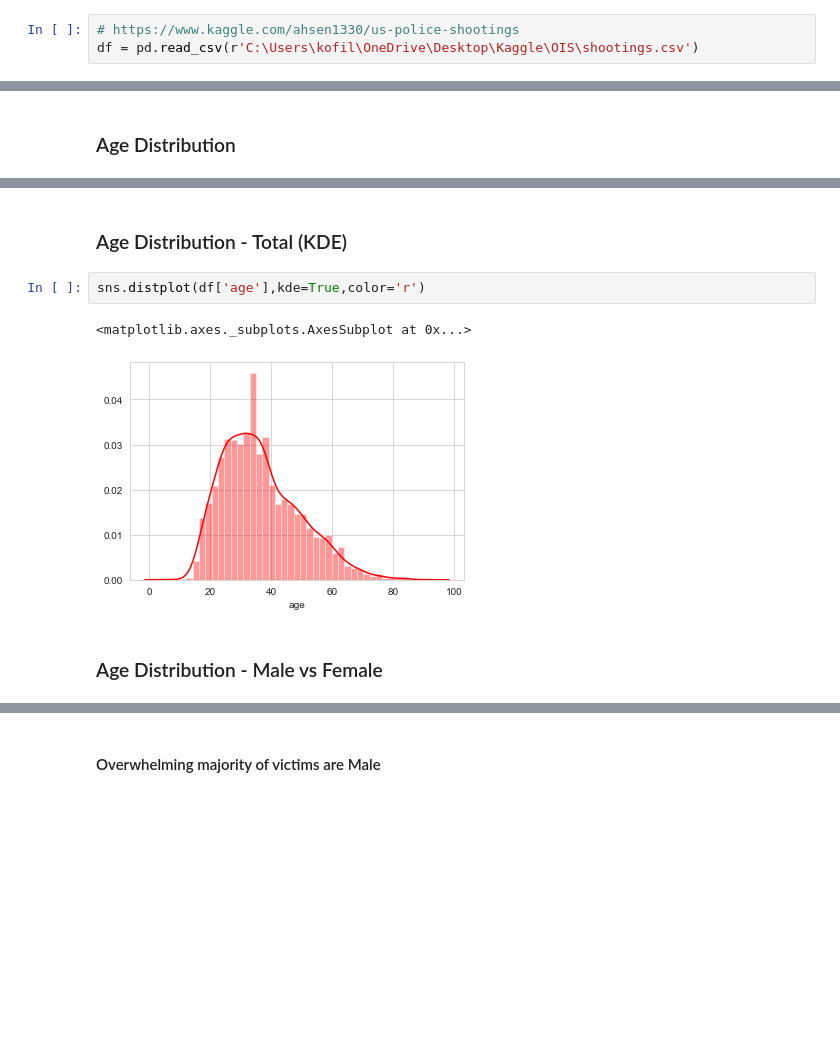
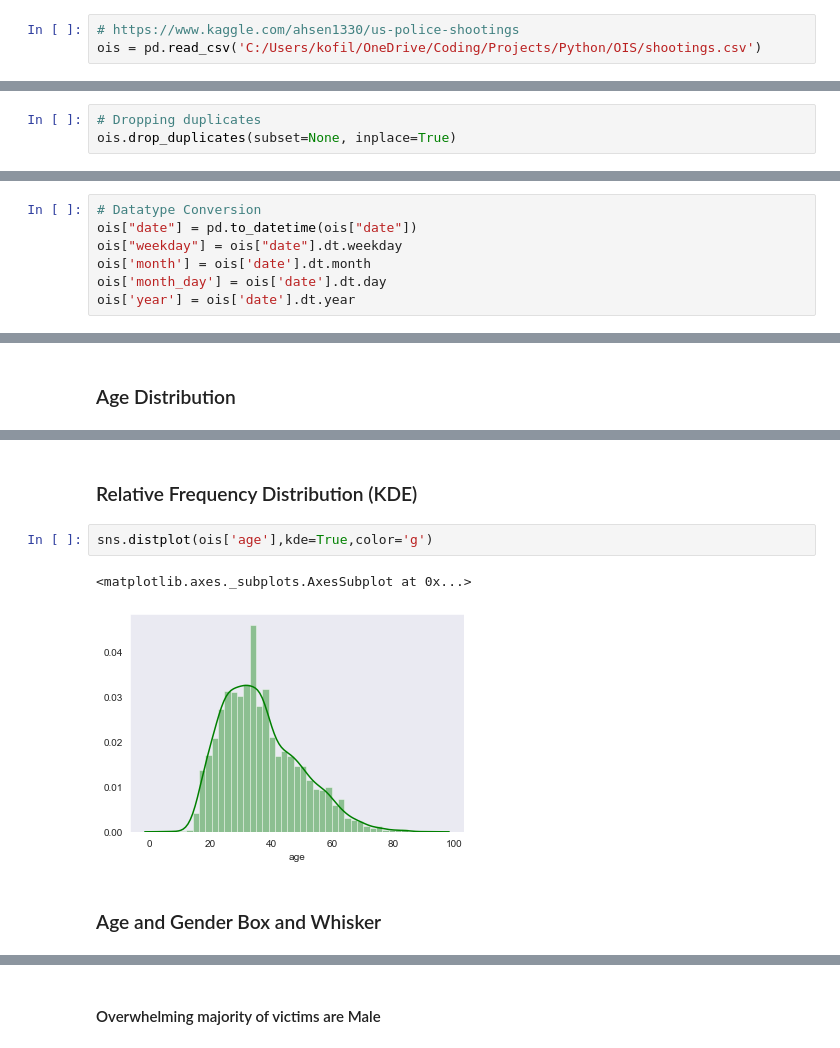
Before and after one commit to kofile-10/OfficerInvolvedShootings, a Jupyter notebook: OIS.ipynb, the cells around one changed output, grey strips where cells are left out. Drawn from its saved outputs; the diff is of its cells as text; blank space fills up the shorter version.

```diff
--- a/OIS.ipynb
+++ b/OIS.ipynb
@@ -18,4 +23,4 @@ from statsmodels.tsa.arima_model import ARIMA
 # Load Data
 # %%
 # https://www.kaggle.com/ahsen1330/us-police-shootings
-df = pd.read_csv(r'C:\Users\kofil\OneDrive\Desktop\Kaggle\OIS\shootings.csv')
+ois = pd.read_csv('C:/Users/kofil/OneDrive/Coding/Projects/Python/OIS/shootings.csv')
@@ -96,0 +135,3 @@ df.head()
+# %%
+# Dropping duplicates
+ois.drop_duplicates(subset=None, inplace=True)
@@ -96,0 +141,7 @@ df.head()
+# %%
+# Datatype Conversion
+ois["date"] = pd.to_datetime(ois["date"])
+ois["weekday"] = ois["date"].dt.weekday
+ois['month'] = ois['date'].dt.month
+ois['month_day'] = ois['date'].dt.day
+ois['year'] = ois['date'].dt.year
@@ -151,12 +215,12 @@ fig.show()
 # %% [output]
 [interactive output not drawn]
 # %% [markdown]
-### Age Distribution - Total (KDE)
+### Relative Frequency Distribution (KDE)
 # %%
-sns.distplot(df['age'],kde=True,color='r')
+sns.distplot(ois['age'],kde=True,color='g')
 # %% [output]
 <matplotlib.axes._subplots.AxesSubplot at 0x...>
-[figure, old version]
+[figure, new version]
-# %% [markdown]
-### Age Distribution - Male vs Female
+# %% [markdown]
+### Age and Gender Box and Whisker
 # %%
```
Also changed, not shown: parts of 98 cells of this notebook.
